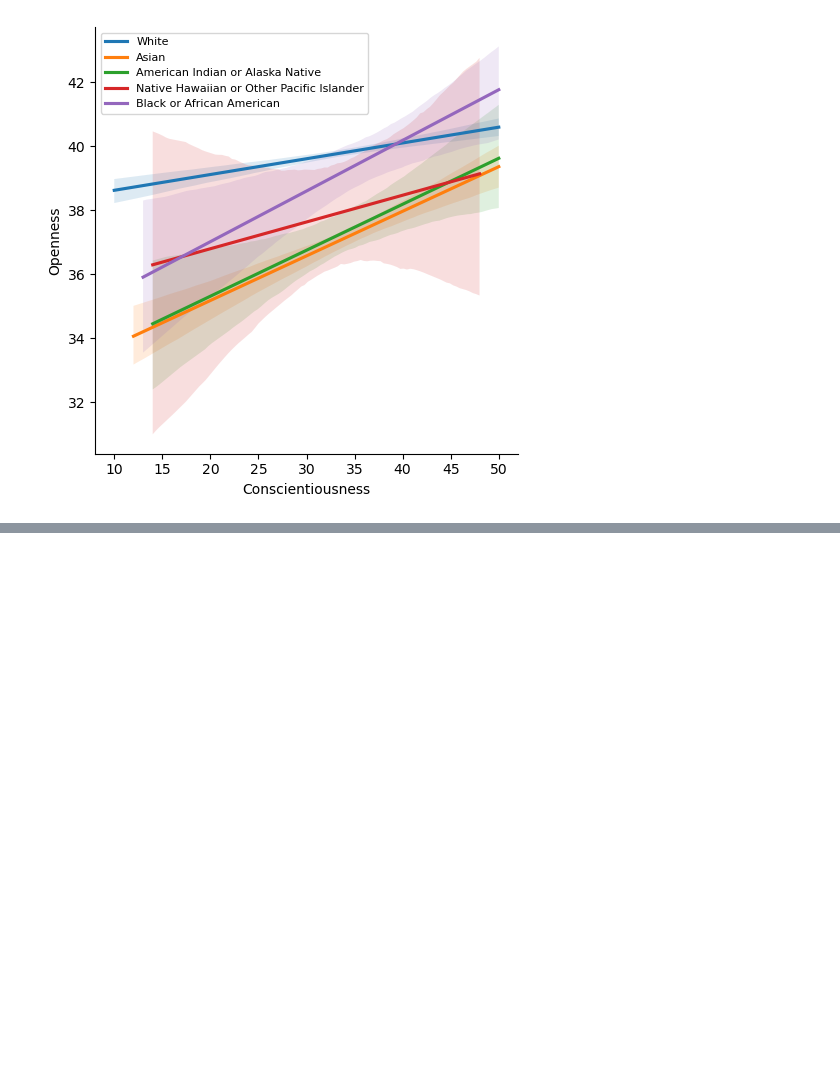
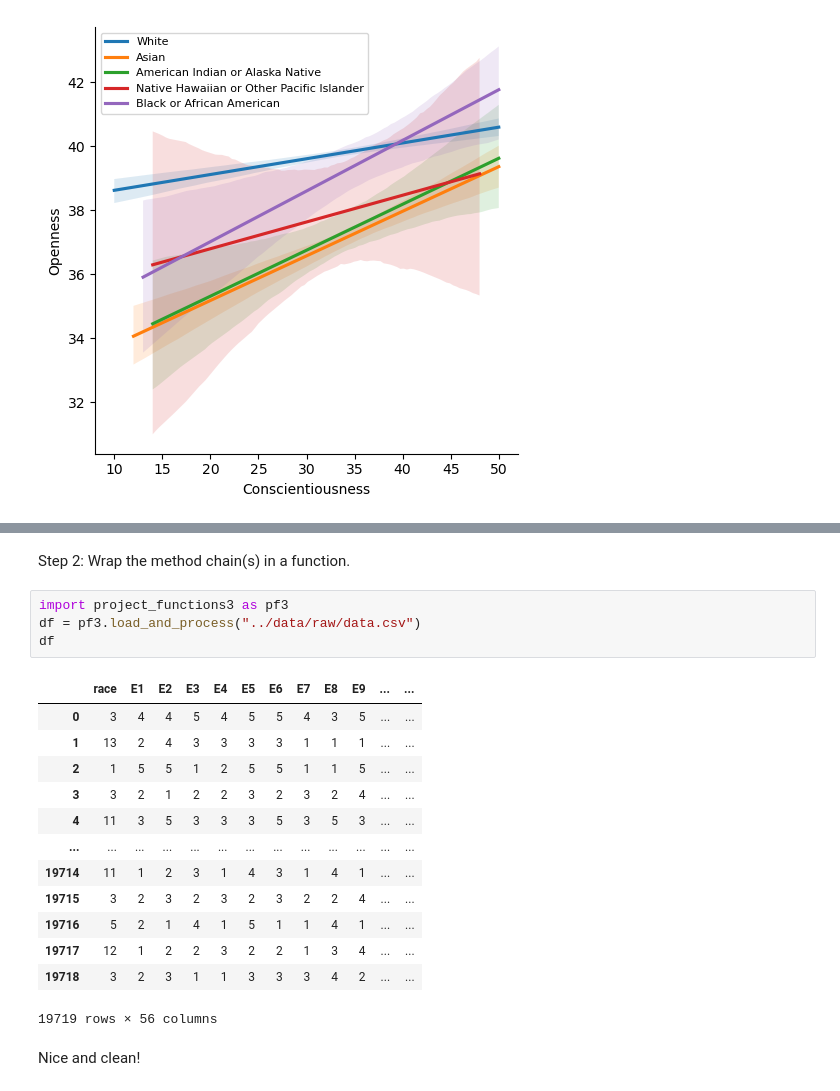
Before and after one commit to ubco-W2022T1-cosc301/project-group23, a Jupyter notebook: notebooks/analysis3.ipynb, the cells around one changed output, grey strips where cells are left out. Saved outputs shown, nothing was run; the diff lists cells and outputs as text; blank space fills up the shorter version.

```diff
--- a/notebooks/analysis3.ipynb
+++ b/notebooks/analysis3.ipynb
@@ -562,0 +630,22 @@ plt.legend(fontsize='8')
+# %% [markdown]
+Step 2: Wrap the method chain(s) in a function.
+# %%
+import project_functions3 as pf3
+df = pf3.load_and_process("../data/raw/data.csv")
+df
+# %% [output]
+|  | race | E1 | E2 | E3 | E4 | E5 | E6 | E7 | E8 | E9 | ... | ... |
+| 0 | 3 | 4 | 4 | 5 | 4 | 5 | 5 | 4 | 3 | 5 | ... | ... |
+| 1 | 13 | 2 | 4 | 3 | 3 | 3 | 3 | 1 | 1 | 1 | ... | ... |
+| 2 | 1 | 5 | 5 | 1 | 2 | 5 | 5 | 1 | 1 | 5 | ... | ... |
+| 3 | 3 | 2 | 1 | 2 | 2 | 3 | 2 | 3 | 2 | 4 | ... | ... |
+| 4 | 11 | 3 | 5 | 3 | 3 | 3 | 5 | 3 | 5 | 3 | ... | ... |
+| ... | ... | ... | ... | ... | ... | ... | ... | ... | ... | ... | ... | ... |
+| 19714 | 11 | 1 | 2 | 3 | 1 | 4 | 3 | 1 | 4 | 1 | ... | ... |
+| 19715 | 3 | 2 | 3 | 2 | 3 | 2 | 3 | 2 | 2 | 4 | ... | ... |
+| 19716 | 5 | 2 | 1 | 4 | 1 | 5 | 1 | 1 | 4 | 1 | ... | ... |
+| 19717 | 12 | 1 | 2 | 2 | 3 | 2 | 2 | 1 | 3 | 4 | ... | ... |
+| 19718 | 3 | 2 | 3 | 1 | 1 | 3 | 3 | 3 | 4 | 2 | ... | ... |
+19719 rows × 56 columns
+# %% [markdown]
+Nice and clean!
```
Also changed, not shown: parts of 7 cells of this notebook, 1 other file.
